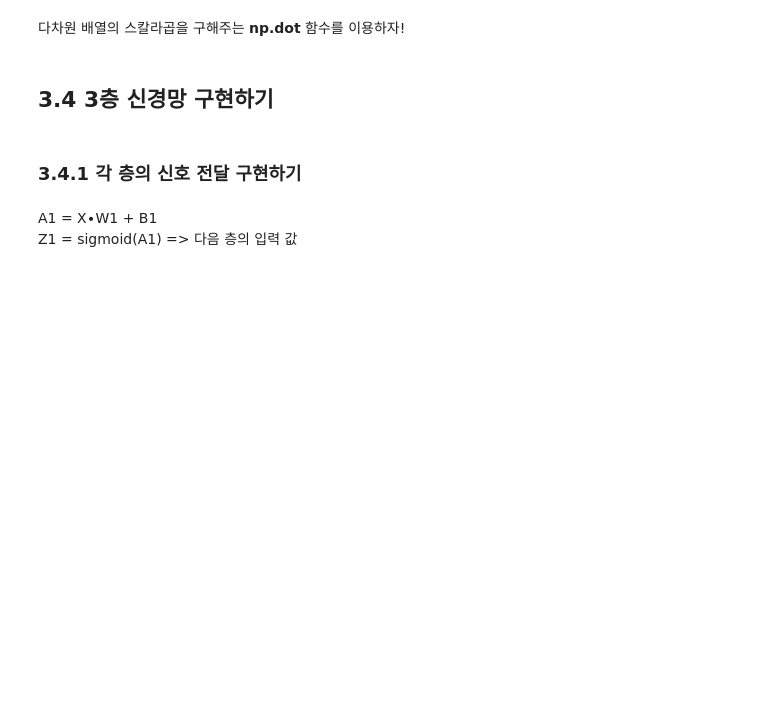
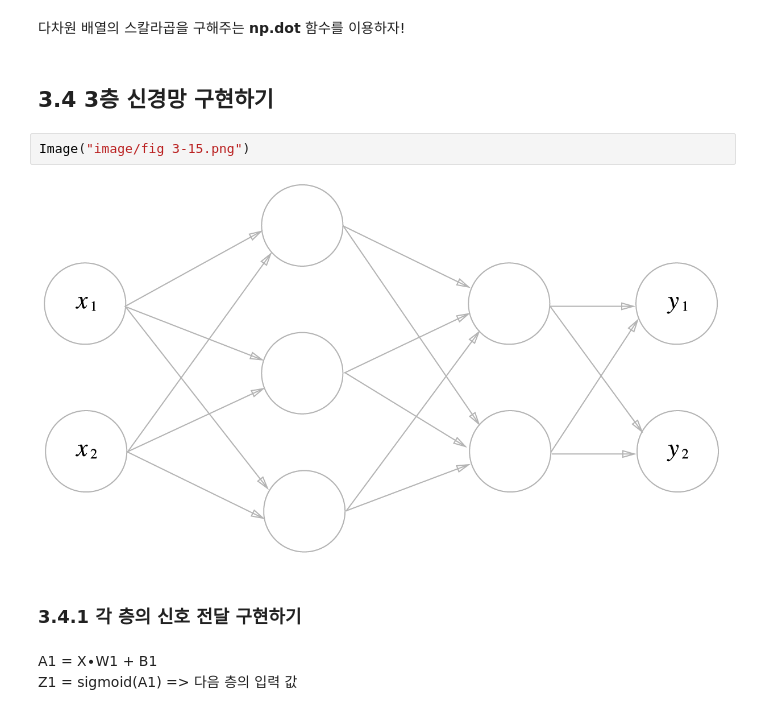
Before and after one commit to ppikppik/2021-1-FinAI, a Jupyter notebook: 밑바닥 딥러닝 1/정영주/[3] 신경망.ipynb, the cells around one changed output. Saved outputs shown, nothing was run; the diff lists cells and outputs as text; blank space fills up the shorter version.

```diff
--- a/밑바닥 딥러닝 1/정영주/[3] 신경망.ipynb
+++ b/밑바닥 딥러닝 1/정영주/[3] 신경망.ipynb
@@ -147,6 +158,10 @@ print(Y)
 다차원 배열의 스칼라곱을 구해주는 **np.dot** 함수를 이용하자!
 # %% [markdown]
 ## 3.4 3층 신경망 구현하기
+# %%
+Image("image/fig 3-15.png")
+# %% [output]
+[figure, added]
 # %% [markdown]
 ### 3.4.1 각 층의 신호 전달 구현하기
 # %% [markdown]
```
Also changed, not shown: parts of 21 cells of this notebook, 3 other files.
